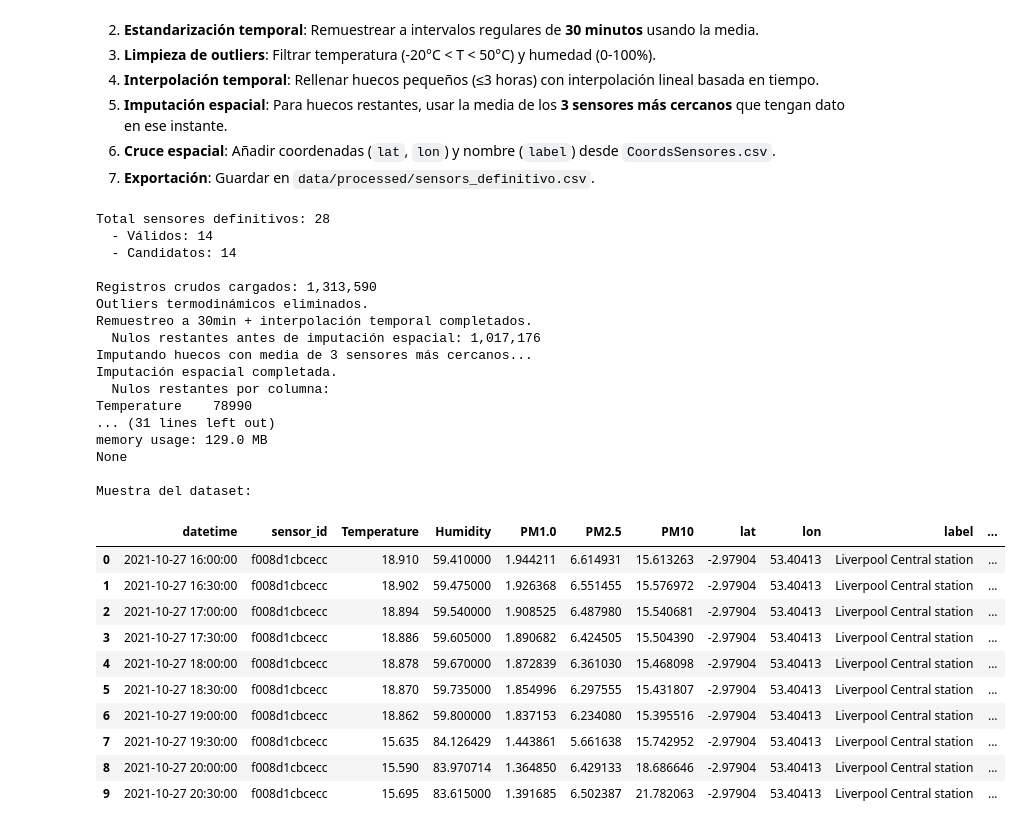
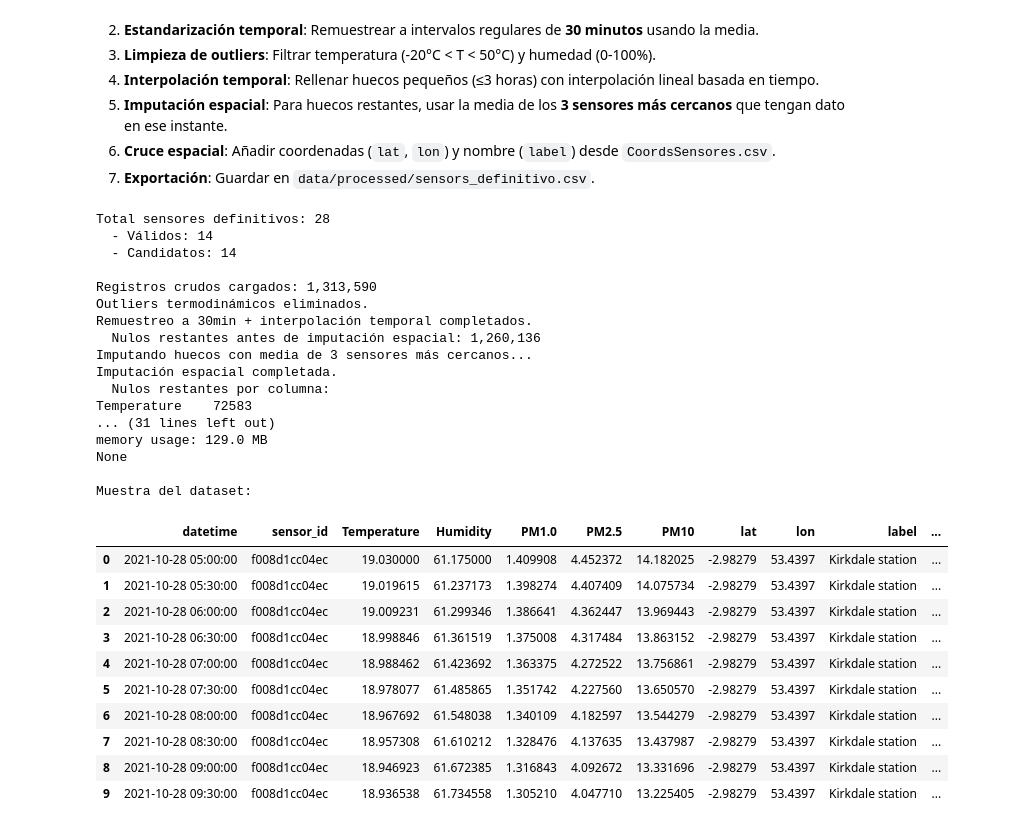
Before and after one commit to ivanloki00/Proyecto-III, a Jupyter notebook: Analisis_Datos_Crudos.ipynb, the cells around one changed output. Cells and saved outputs as stored; diff of their text form; code cells hidden in the pictures.

```diff
--- a/Analisis_Datos_Crudos.ipynb
+++ b/Analisis_Datos_Crudos.ipynb
@@ -613,6 +613,8 @@ elif 'date' in df_crudo.columns:
     df_crudo.rename(columns={'date': 'datetime'}, inplace=True)
 
 df_crudo['datetime'] = pd.to_datetime(df_crudo['datetime'], errors='coerce')
+# Corregir desfase de 12 horas (Mover 12 PM a su posición correcta)
+df_crudo['datetime'] = df_crudo['datetime'] + pd.Timedelta(hours=12)
 df_crudo = df_crudo.dropna(subset=['datetime'])
 df_crudo = df_crudo.sort_values(by=['sensor_id', 'datetime'])
 
@@ -622,6 +624,14 @@ df_crudo.loc[df_crudo['Temperature'] > 50, 'Temperature'] = np.nan
 df_crudo.loc[df_crudo['Humidity'] > 100, 'Humidity'] = np.nan
 df_crudo.loc[df_crudo['Humidity'] < 0, 'Humidity'] = np.nan
 print(f"Outliers termodinámicos eliminados.")
+
+for col in ['PM1.0', 'PM2.5', 'PM10']:
+    df_crudo.loc[df_crudo[col] < 0, col] = np.nan
+    df_crudo.loc[df_crudo[col] > 50, col] = np.nan
+    # 2. Filtro dinámico: Si un valor se desvía >50 µg/m³ de la mediana de sus 5 vecinos, es un pico erróneo
+    df_crudo[col] = df_crudo.groupby('sensor_id')[col].transform(
+        lambda x: x.mask((x - x.rolling(5, center=True).median()).abs() > 20)
+    )
 
 # PASO 4: Remuestreo a 30 min + Interpolación temporal
 numeric_cols = df_crudo.select_dtypes(include=[np.number]).columns.tolist()
@@ -642,7 +652,7 @@ for sensor_id in definitivo_ids:
     df_resampled = df_sensor[numeric_cols].resample('30min').mean()
 
     # Interpolación lineal (máx 6 slots = 3 horas de huecos)
-    df_resampled = df_resampled.interpolate(method='time', limit=6)
+    df_resampled = df_resampled.interpolate(method='time', limit=12)
 
     df_resampled['sensor_id'] = sensor_id
     list_dfs_resampled.append(df_resampled.reset_index())
@@ -725,42 +735,42 @@ df_final.to_csv(output_path, index=False)
 print(f"\n{'='*60}")
 print(f"✅ Dataset definitivo guardado en '{output_path}'")
 print(f"   Registros totales: {len(df_final):,}")
 print(f"   Sensores: {df_final['sensor_id'].nunique()}")
 print(f"   Rango temporal: {df_final['datetime'].min()} → {df_final['datetime'].max()}")
 print(f"   Intervalo: 30 minutos")
 print(f"   Columnas: {list(df_final.columns)}")
 print(f"{'='*60}")
 print()
 print(df_final.info())
 print()
 print("Muestra del dataset:")
 display(df_final.head(10))
 # %% [output]
 Total sensores definitivos: 28
   - Válidos: 14
   - Candidatos: 14
 
 Registros crudos cargados: 1,313,590
 Outliers termodinámicos eliminados.
 Remuestreo a 30min + interpolación temporal completados.
-  Nulos restantes antes de imputación espacial: 1,017,176
+  Nulos restantes antes de imputación espacial: 1,260,136
 Imputando huecos con media de 3 sensores más cercanos...
 Imputación espacial completada.
   Nulos restantes por columna:
-Temperature    78990
+Temperature    72583
 ... (31 lines left out)
 memory usage: 129.0 MB
 None
 
 Muestra del dataset:
 |  | datetime | sensor_id | Temperature | Humidity | PM1.0 | PM2.5 | PM10 | lat | lon | label | ... |
-| 0 | 2021-10-27 16:00:00 | f008d1cbcecc | 18.910 | 59.410000 | 1.944211 | 6.614931 | 15.613263 | -2.97904 | 53.40413 | Liverpool Central station | ... |
-| 1 | 2021-10-27 16:30:00 | f008d1cbcecc | 18.902 | 59.475000 | 1.926368 | 6.551455 | 15.576972 | -2.97904 | 53.40413 | Liverpool Central station | ... |
-| 2 | 2021-10-27 17:00:00 | f008d1cbcecc | 18.894 | 59.540000 | 1.908525 | 6.487980 | 15.540681 | -2.97904 | 53.40413 | Liverpool Central station | ... |
-| 3 | 2021-10-27 17:30:00 | f008d1cbcecc | 18.886 | 59.605000 | 1.890682 | 6.424505 | 15.504390 | -2.97904 | 53.40413 | Liverpool Central station | ... |
-| 4 | 2021-10-27 18:00:00 | f008d1cbcecc | 18.878 | 59.670000 | 1.872839 | 6.361030 | 15.468098 | -2.97904 | 53.40413 | Liverpool Central station | ... |
-| 5 | 2021-10-27 18:30:00 | f008d1cbcecc | 18.870 | 59.735000 | 1.854996 | 6.297555 | 15.431807 | -2.97904 | 53.40413 | Liverpool Central station | ... |
-| 6 | 2021-10-27 19:00:00 | f008d1cbcecc | 18.862 | 59.800000 | 1.837153 | 6.234080 | 15.395516 | -2.97904 | 53.40413 | Liverpool Central station | ... |
-| 7 | 2021-10-27 19:30:00 | f008d1cbcecc | 15.635 | 84.126429 | 1.443861 | 5.661638 | 15.742952 | -2.97904 | 53.40413 | Liverpool Central station | ... |
-| 8 | 2021-10-27 20:00:00 | f008d1cbcecc | 15.590 | 83.970714 | 1.364850 | 6.429133 | 18.686646 | -2.97904 | 53.40413 | Liverpool Central station | ... |
-| 9 | 2021-10-27 20:30:00 | f008d1cbcecc | 15.695 | 83.615000 | 1.391685 | 6.502387 | 21.782063 | -2.97904 | 53.40413 | Liverpool Central station | ... |
+| 0 | 2021-10-28 05:00:00 | f008d1cc04ec | 19.030000 | 61.175000 | 1.409908 | 4.452372 | 14.182025 | -2.98279 | 53.4397 | Kirkdale station | ... |
+| 1 | 2021-10-28 05:30:00 | f008d1cc04ec | 19.019615 | 61.237173 | 1.398274 | 4.407409 | 14.075734 | -2.98279 | 53.4397 | Kirkdale station | ... |
+| 2 | 2021-10-28 06:00:00 | f008d1cc04ec | 19.009231 | 61.299346 | 1.386641 | 4.362447 | 13.969443 | -2.98279 | 53.4397 | Kirkdale station | ... |
+| 3 | 2021-10-28 06:30:00 | f008d1cc04ec | 18.998846 | 61.361519 | 1.375008 | 4.317484 | 13.863152 | -2.98279 | 53.4397 | Kirkdale station | ... |
+| 4 | 2021-10-28 07:00:00 | f008d1cc04ec | 18.988462 | 61.423692 | 1.363375 | 4.272522 | 13.756861 | -2.98279 | 53.4397 | Kirkdale station | ... |
+| 5 | 2021-10-28 07:30:00 | f008d1cc04ec | 18.978077 | 61.485865 | 1.351742 | 4.227560 | 13.650570 | -2.98279 | 53.4397 | Kirkdale station | ... |
+| 6 | 2021-10-28 08:00:00 | f008d1cc04ec | 18.967692 | 61.548038 | 1.340109 | 4.182597 | 13.544279 | -2.98279 | 53.4397 | Kirkdale station | ... |
+| 7 | 2021-10-28 08:30:00 | f008d1cc04ec | 18.957308 | 61.610212 | 1.328476 | 4.137635 | 13.437987 | -2.98279 | 53.4397 | Kirkdale station | ... |
+| 8 | 2021-10-28 09:00:00 | f008d1cc04ec | 18.946923 | 61.672385 | 1.316843 | 4.092672 | 13.331696 | -2.98279 | 53.4397 | Kirkdale station | ... |
+| 9 | 2021-10-28 09:30:00 | f008d1cc04ec | 18.936538 | 61.734558 | 1.305210 | 4.047710 | 13.225405 | -2.98279 | 53.4397 | Kirkdale station | ... |
```
Also changed, not shown: 1 other file.
